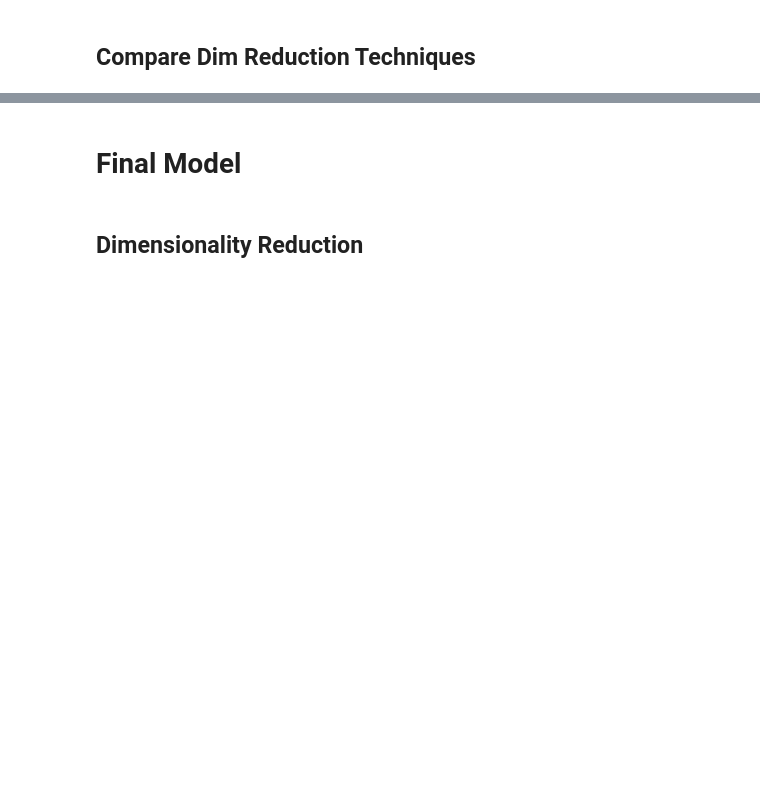
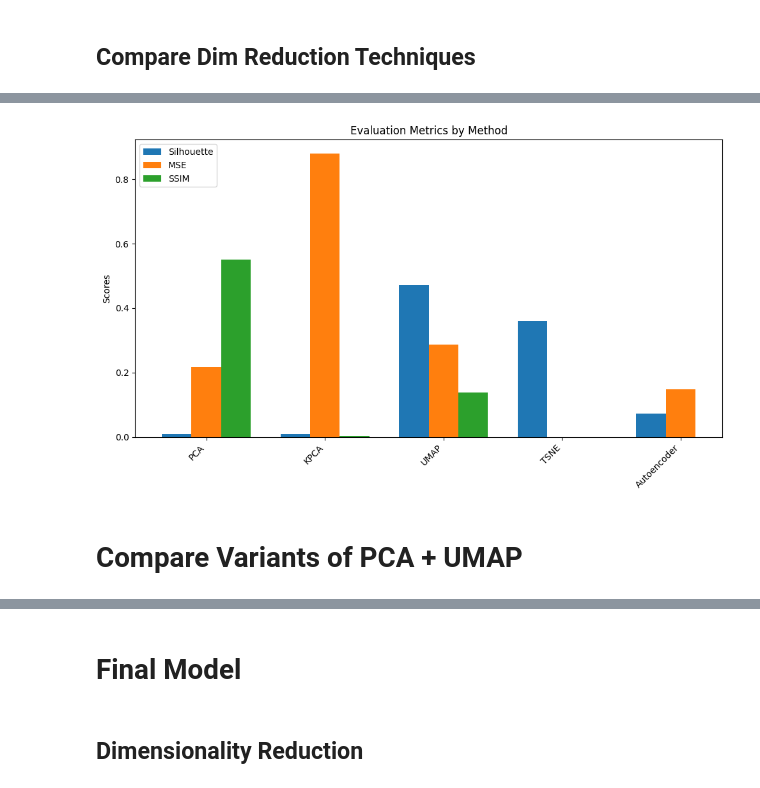
Before and after one commit to StarDylan/FlowMatching, a Jupyter notebook: Comparing_Dimensionality_Reduction_Techniques.ipynb, the cells around one changed output, grey strips where cells are left out. Saved outputs shown, nothing was run; the diff lists cells and outputs as text; code cells hidden in the pictures; blank space fills up the shorter version.

```diff
--- a/Comparing_Dimensionality_Reduction_Techniques.ipynb
+++ b/Comparing_Dimensionality_Reduction_Techniques.ipynb
@@ -251,0 +207,11 @@ for i in range(1, 6):
+# %%
+eval_metrics, tsne_embeddings = eval_dim_reduc(
+    TSNE_model,
+    flat_X_train,
+    y_train[:sample_size],
+    "TSNE"
+)
+
+assert(len(eval_metrics.keys()) == len(evaluation_dict.keys()))
+for k, v in eval_metrics.items():
+  evaluation_dict[k].append(v)
@@ -290,0 +224,11 @@ plt.show()
+# %%
+autoencoder_eval_on_test_loader = {
+  'method': 'Autoencoder',
+  'reconstruction_mse': np.float32(0.14765482),
+  'reconstruction_ssim': None,
+  'silhouette': np.float32(0.072251625)
+}
+for k, v in autoencoder_eval_on_test_loader.items():
+  evaluation_dict[k].append(v)
+# %%
+evaluation_dict["method"] = ['PCA', 'KPCA', 'UMAP', 'TSNE', 'Autoencoder']
@@ -290,0 +245,26 @@ plt.show()
+# %%
+# Define the positions and width for the bars
+methods = evaluation_df["method"]
+x = np.arange(len(methods))  # the label locations
+width = 0.25  # the width of the bars
+
+# Create the bar chart
+fig, ax = plt.subplots(figsize=(10, 6))
+
+bars1 = ax.bar(x - width, evaluation_df["silhouette"], width, label='Silhouette')
+bars2 = ax.bar(x, evaluation_df["reconstruction_mse"], width, label='MSE')
+bars3 = ax.bar(x + width, evaluation_df["reconstruction_ssim"], width, label='SSIM')
+
+# Add some text for labels, title and custom x-axis tick labels
+ax.set_ylabel('Scores')
+ax.set_title('Evaluation Metrics by Method')
+ax.set_xticks(x)
+ax.set_xticklabels(methods, rotation=45, ha='right')
+ax.legend()
+
+plt.tight_layout()
+plt.show()
+# %% [output]
+[figure, added]
+# %% [markdown]
+# Compare Variants of PCA + UMAP
```
Also changed, not shown: parts of 26 cells of this notebook.
